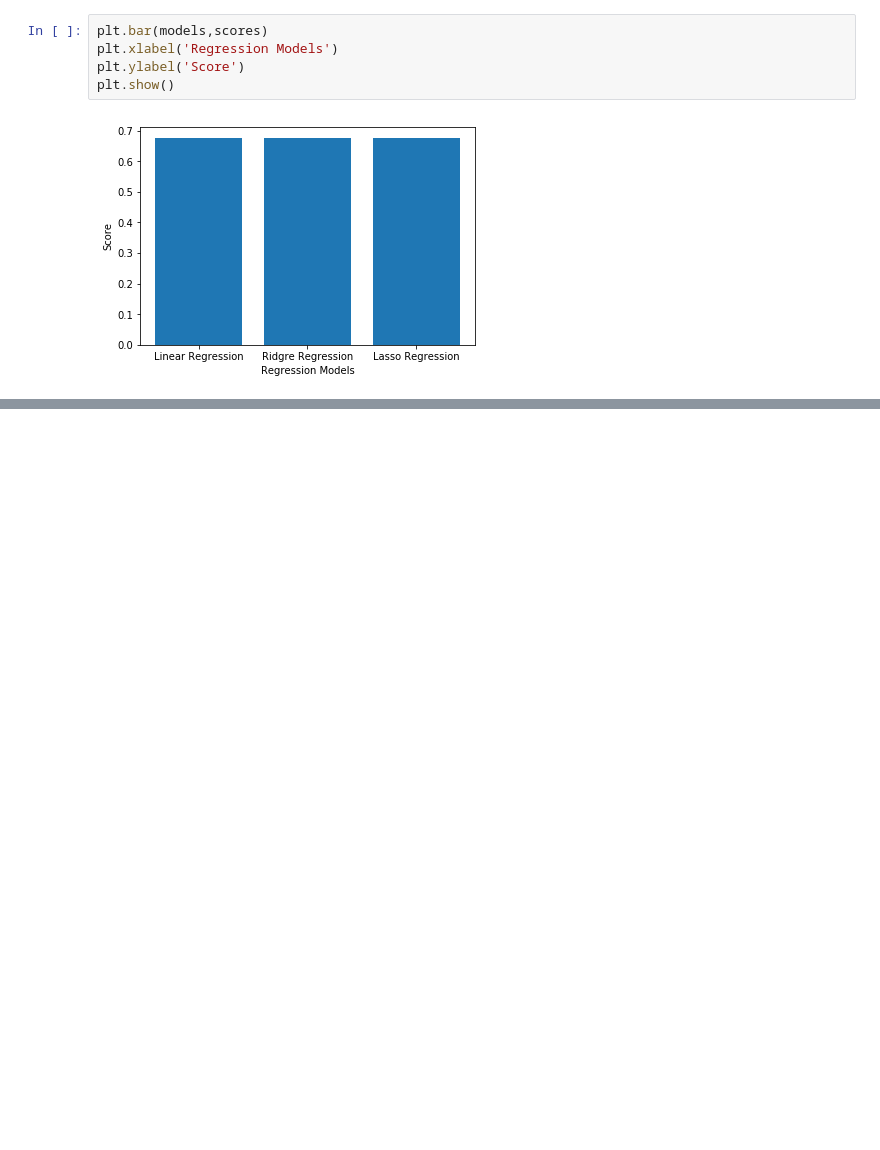
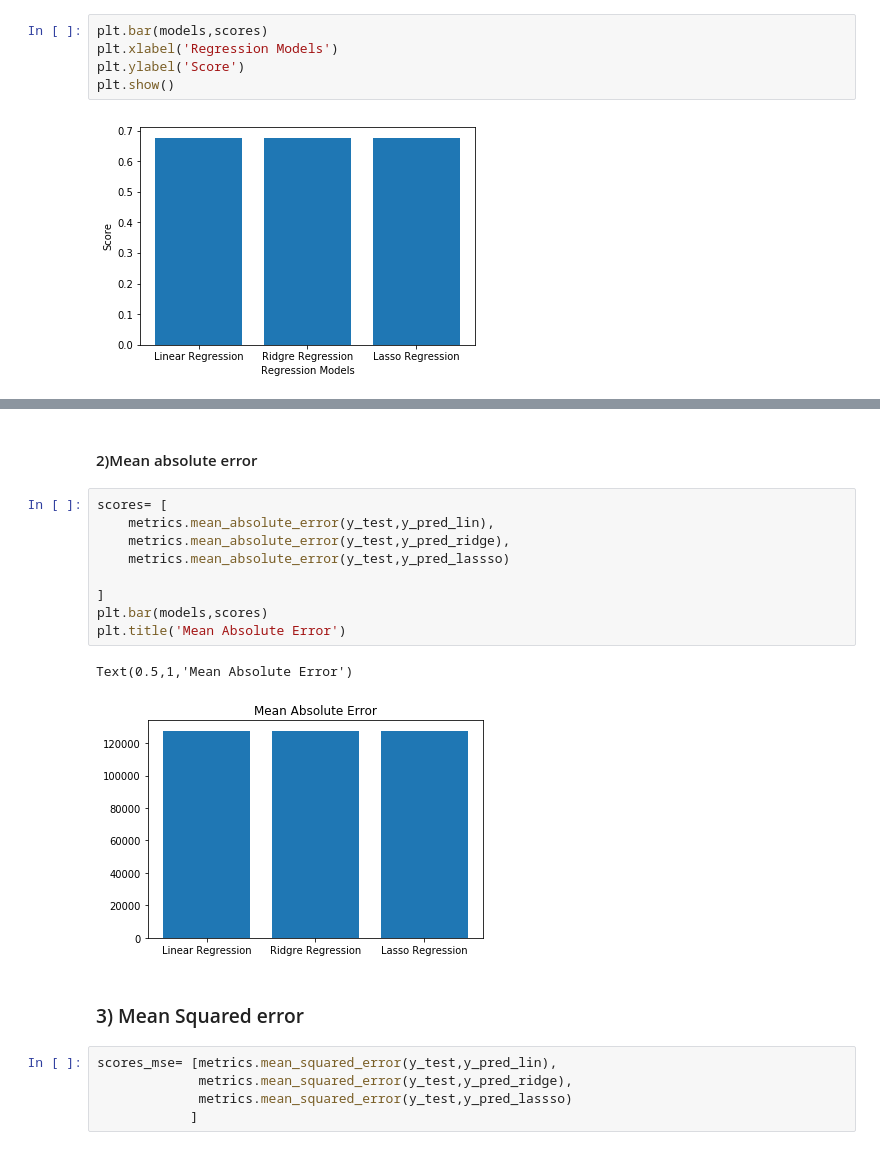
Before and after one commit to satrioprianda/Regularization_for_overfitting, a Jupyter notebook: Regularizatoin_linear_regression_housedataset/Regularization .ipynb, the cells around one changed output, grey strips where cells are left out. Drawn from its saved outputs; the diff is of its cells as text; blank space fills up the shorter version.

```diff
--- a/Regularizatoin_linear_regression_housedataset/Regularization .ipynb
+++ b/Regularizatoin_linear_regression_housedataset/Regularization .ipynb
@@ -196,0 +316,21 @@ plt.show()
+# %% [markdown]
+#### 2)Mean absolute error
+# %%
+scores= [
+    metrics.mean_absolute_error(y_test,y_pred_lin),
+    metrics.mean_absolute_error(y_test,y_pred_ridge),
+    metrics.mean_absolute_error(y_test,y_pred_lassso)
+
+]
+plt.bar(models,scores)
+plt.title('Mean Absolute Error')
+# %% [output]
+Text(0.5,1,'Mean Absolute Error')
+[figure, added]
+# %% [markdown]
+### 3) Mean Squared error
+# %%
+scores_mse= [metrics.mean_squared_error(y_test,y_pred_lin),
+             metrics.mean_squared_error(y_test,y_pred_ridge),
+             metrics.mean_squared_error(y_test,y_pred_lassso)
+            ]
```
Also changed, not shown: parts of 22 cells of this notebook.
